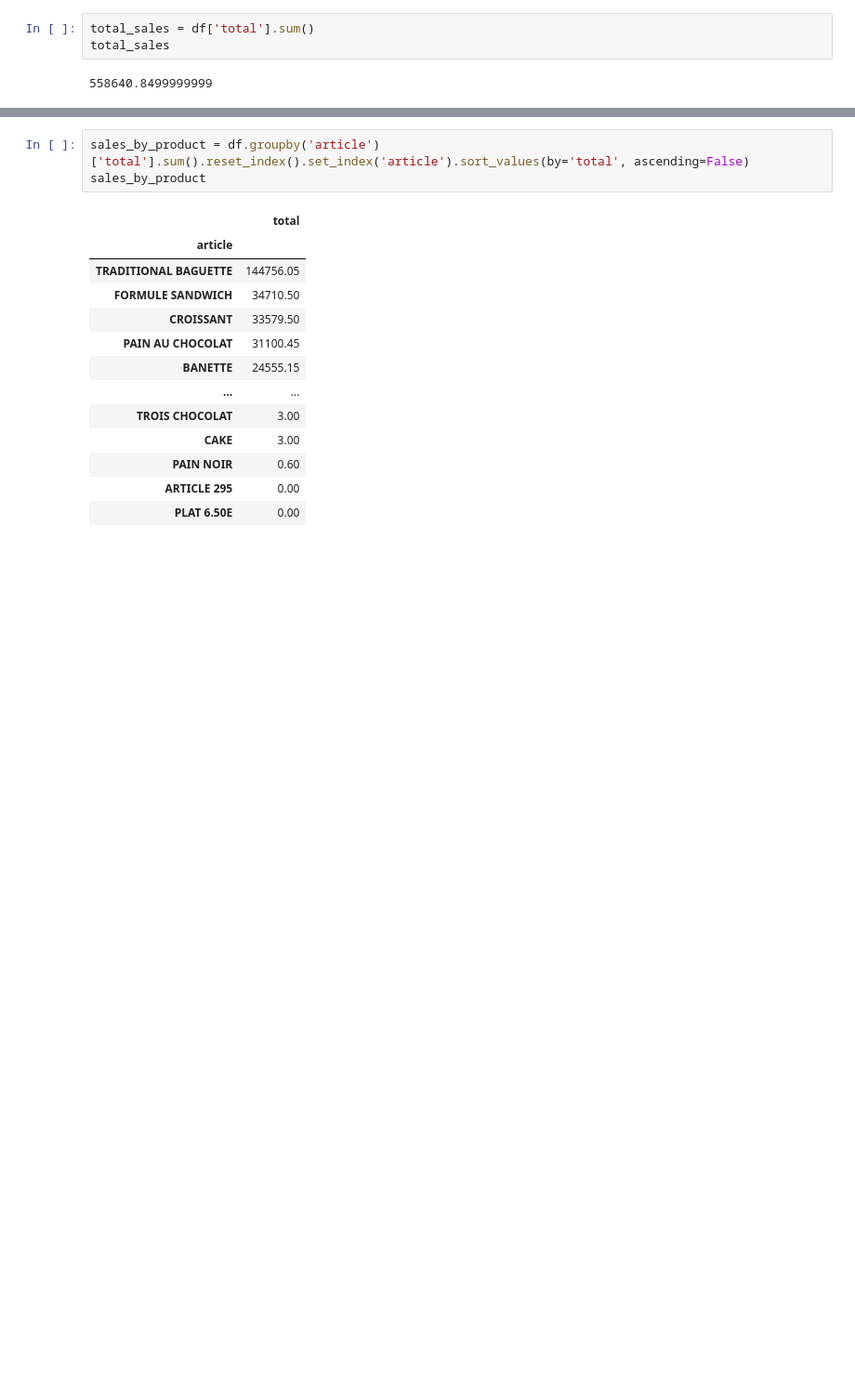
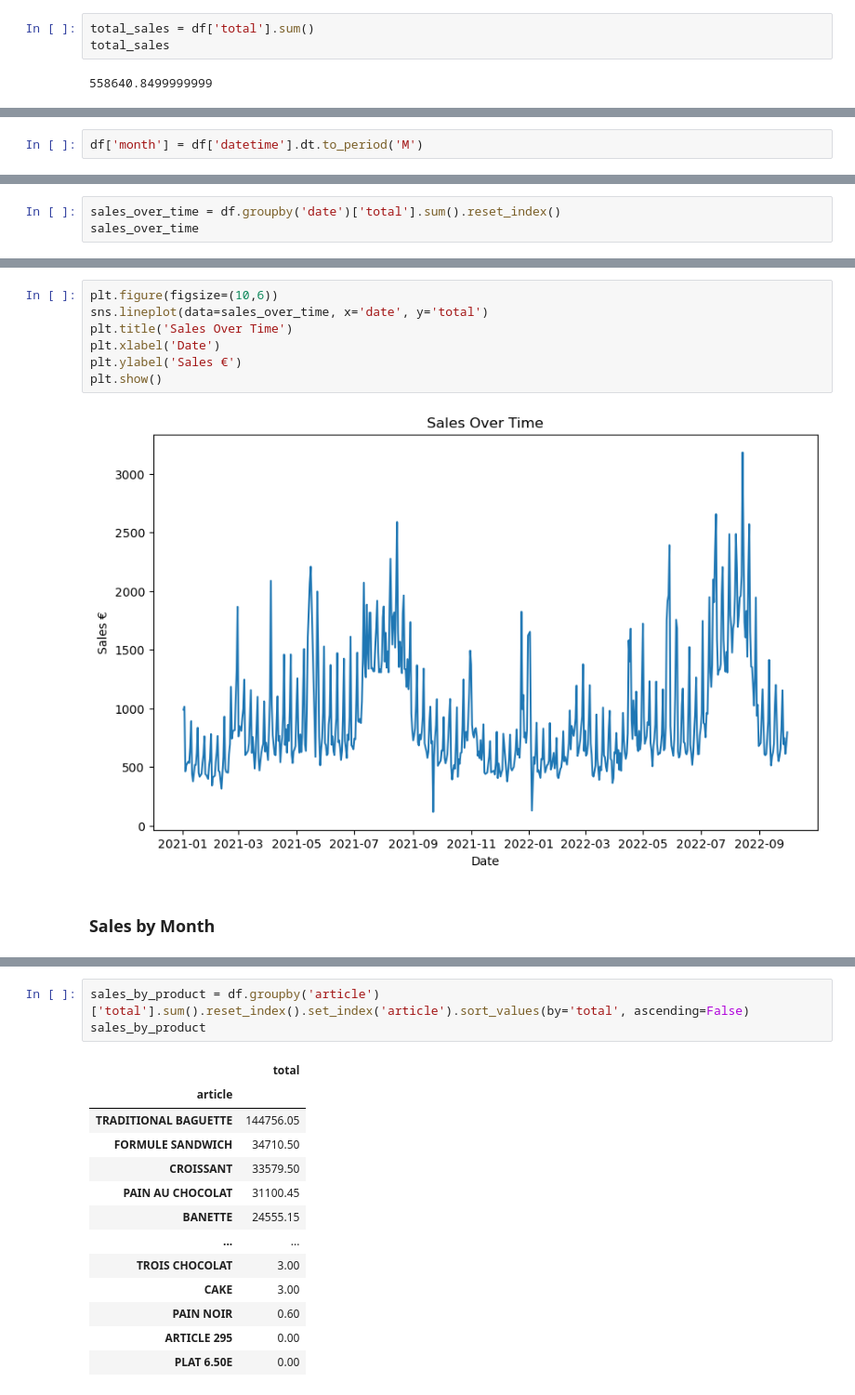
Before and after one commit to fedemaximovicz/BakerySales, a Jupyter notebook: bakery_sales.ipynb, the cells around one changed output, grey strips where cells are left out. Shown: that part at 93% size. Cells and saved outputs as stored; diff of their text form; blank space fills up the shorter version.

Commit message:
analyzing total sales by month and day of week

```diff
--- a/bakery_sales.ipynb
+++ b/bakery_sales.ipynb
@@ -379,0 +383,2 @@ total_sales
+# %%
+df['month'] = df['datetime'].dt.to_period('M')
@@ -379,0 +404,3 @@ total_sales
+# %%
+sales_over_time = df.groupby('date')['total'].sum().reset_index()
+sales_over_time
@@ -379,0 +421,11 @@ total_sales
+# %%
+plt.figure(figsize=(10,6))
+sns.lineplot(data=sales_over_time, x='date', y='total')
+plt.title('Sales Over Time')
+plt.xlabel('Date')
+plt.ylabel('Sales €')
+plt.show()
+# %% [output]
+[figure, added]
+# %% [markdown]
+### Sales by Month
```
Also changed, not shown: parts of 26 cells of this notebook.
